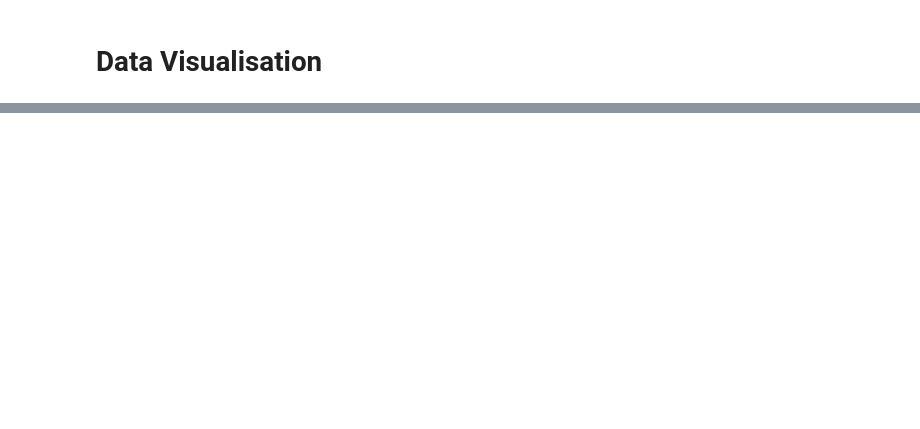
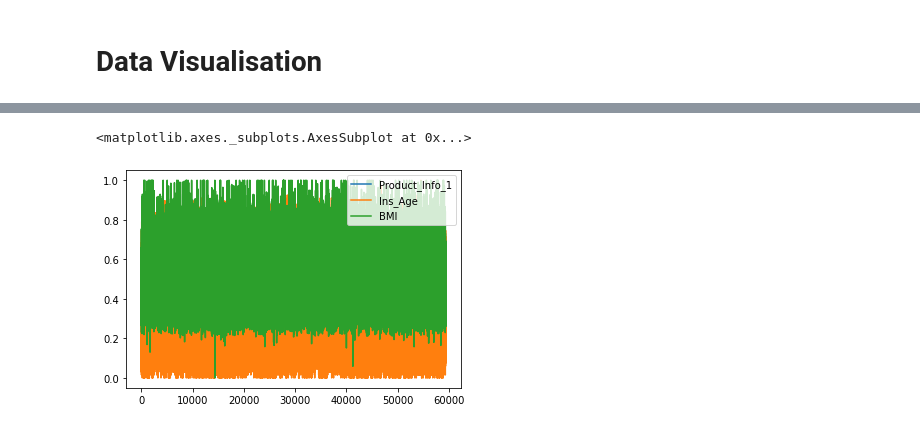
Before and after one commit to Andhi1710/python, a Jupyter notebook: Kelompok_1.ipynb, the cells around one changed output, grey strips where cells are left out. Cells and saved outputs as stored; diff of their text form; code cells hidden in the pictures; blank space fills up the shorter version.

```diff
--- a/Kelompok_1.ipynb
+++ b/Kelompok_1.ipynb
@@ -147,0 +317,5 @@ plt.pyplot.title("Ins_Age bins")
+# %%
+df.plot(kind="line")
+# %% [output]
+<matplotlib.axes._subplots.AxesSubplot at 0x...>
+[figure, added]
```
Also changed, not shown: parts of 38 cells of this notebook.
